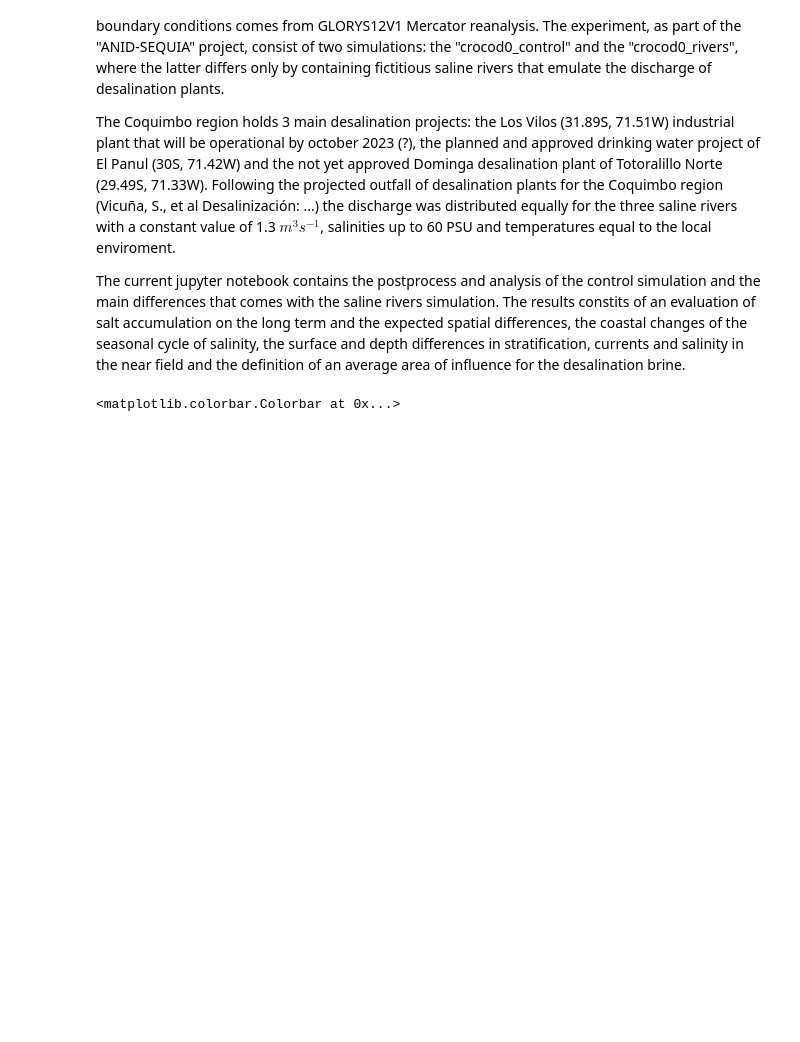
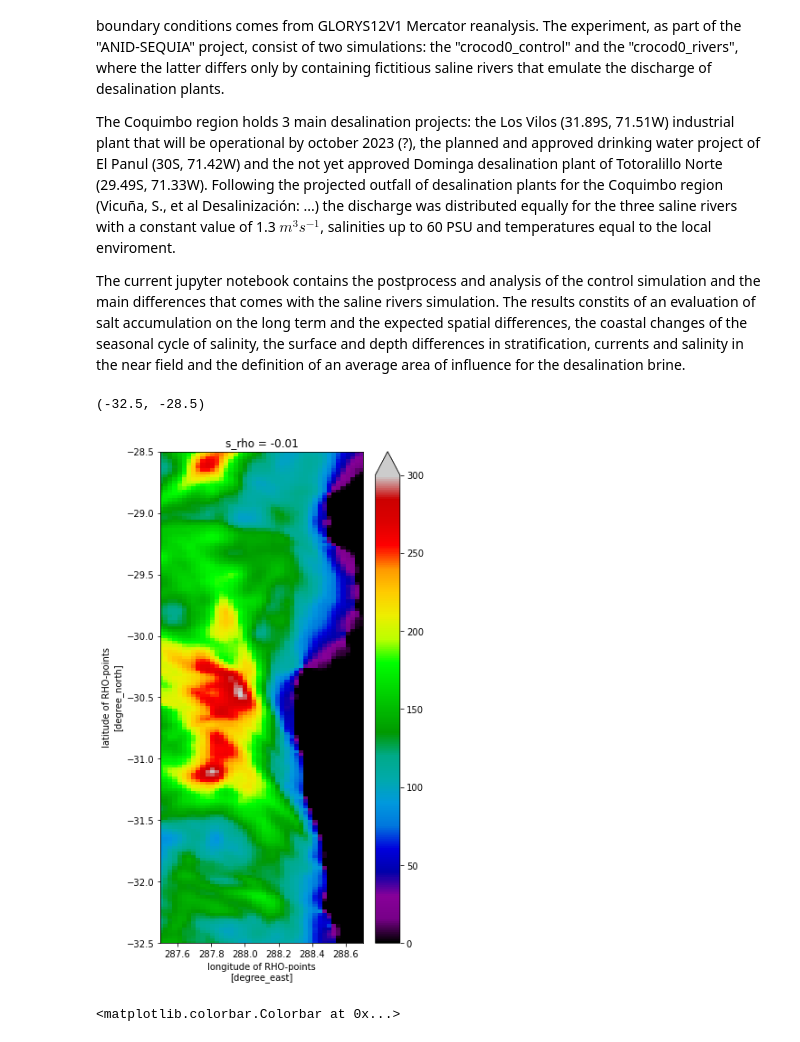
Before and after one commit to lucasglasner/CROCOSIMS, a Jupyter notebook: SIMSEQUIA/analysis_rund0.ipynb, the cells around one changed output. Drawn from its saved outputs; the diff is of its cells as text; code cells hidden in the pictures; blank space fills up the shorter version.

```diff
--- a/SIMSEQUIA/analysis_rund0.ipynb
+++ b/SIMSEQUIA/analysis_rund0.ipynb
@@ -52,6 +46,20 @@ paths   = glob('data/DESALADORAS_RUND0_RIOS/*avg*')
 rivers  = xr.open_mfdataset(paths, parallel=True)[['hbl','zeta','u','v','temp','salt']]
 rivers  = center_crocogrid(rivers, rivers.keys())
 rivers  = fix_crocotime(rivers, YORIG='1949-12-31')
+# %%
+u,v = control.isel(s_rho=-1).sel(time='2001').u.load(), control.isel(s_rho=-1).sel(time='2001').v.load()
+
+control_eke = (u.groupby('time.month')-u.groupby('time.month').mean('time'))**2+(v.groupby('time.month')-v.groupby('time.month').mean('time'))**2
+control_eke = control_eke*0.5
+control_eke = control_eke.mean('time')
+# %%
+# gridd0.mask_rho.where(gridd0.mask_rho==0).plot()
+(1e4*control_eke).plot(x='lon_rho',y='lat_rho', cmap='nipy_spectral', zorder=1, vmin=0, vmax=300, figsize=(5,10))
+plt.xlim(287.5,288.7)
+plt.ylim(-32.5,-28.5)
+# %% [output]
+(-32.5, -28.5)
+[figure, added]
 # %%
 gridArea = gridd0.x_rho.differentiate('xi_rho')*gridd0.y_rho.differentiate('eta_rho')
 gridArea = gridArea.load()
```
Also changed, not shown: parts of 22 cells of this notebook, 1 other file.
